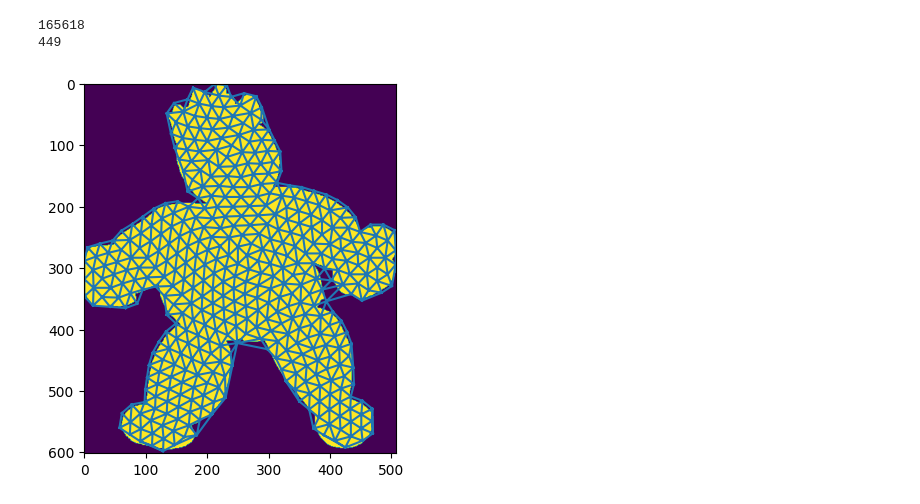
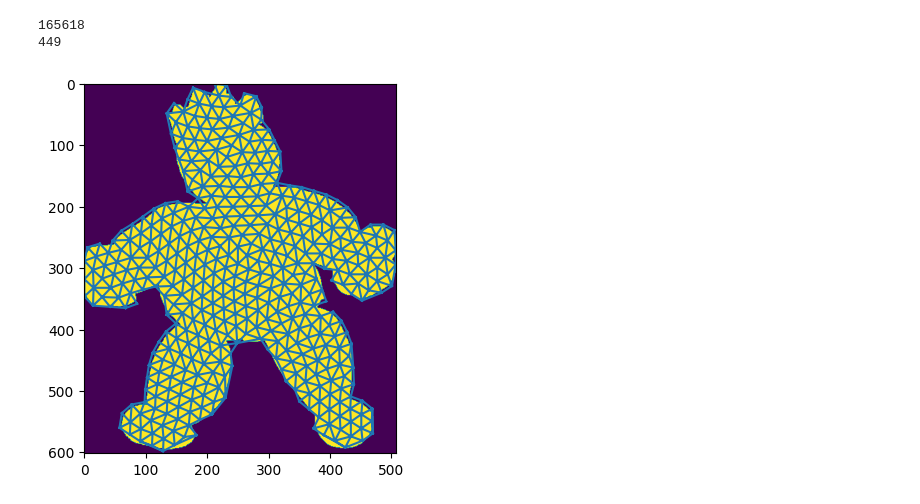
Before and after one commit to Gabenoob/Computer-graphicsPBL, a Jupyter notebook: W3/W3_track2-animatedDrawings.ipynb, the cells around one changed output. Cells and saved outputs as stored; diff of their text form; code cells hidden in the pictures.

```diff
--- a/W3/W3_track2-animatedDrawings.ipynb
+++ b/W3/W3_track2-animatedDrawings.ipynb
@@ -71,7 +71,7 @@ import math
 import numpy as np
 from scipy.spatial import Delaunay
 import matplotlib.tri as tri
-random.seed(8)
+random.seed(1)
 img = cv2.imread('char1/mask.png', cv2.IMREAD_GRAYSCALE)
 _, img = cv2.threshold(img, 127, 1, cv2.THRESH_BINARY)
 # plt.imshow(img)
@@ -80,11 +80,18 @@ kernel = np.ones((5, 5), np.uint8)
 img_dilation = cv2.dilate(img, kernel, iterations=2)
 x, y = np.where(img_dilation == 1)
 points = list(np.stack((x, y), axis=-1))
+background = np.bitwise_not(img)
+
+# points = []
+# for i in range(img.shape[0]):
+#     for j in range(img.shape[1]):
+#         if img[i][j] != 0:
+#             points.append([i,j])
+# points = list(np.stack(points))
+
+
 
 # Poisson Disk Sampling in the mask
-
-# generate random points
-
 
 # class Point:
 #     def __init__(self,x,y):
@@ -120,22 +127,29 @@ print(len(points))
 449
 # %%
 # draw the triangle
-# Delaunay_Triangles=Delaunay([[point.X,point.Y] for point in points])
+Delaunay_Triangles=Delaunay([[point[0],point[1]] for point in points])
 x = np.array([point[1] for point in points])
 y = np.array([point[0] for point in points])
 Triangle = tri.Triangulation(x,y)
 xmean = x[Triangle.triangles].mean(axis = 1)
 ymean = y[Triangle.triangles].mean(axis = 1)
-for i in range(len(Triangle.triangles)):
-    if img_dilation[int(ymean[i]),int(xmean[i])] == 0:
-        Triangle.triangles[i] = -1
+
+i = 0
+while i < len(Triangle.triangles):
+    if background[int(ymean[i]),int(xmean[i])] == 255:
+        Triangle.triangles = np.delete(Triangle.triangles,i,axis = 0)
+        ymean = np.delete(ymean,i)
+        xmean = np.delete(xmean,i)
+        i -= 1
         continue
+    i += 1
+
 plt.imshow(img)
 plt.triplot(Triangle)
 plt.show()
 
 # for point in points:
 #         cv2.circle(img, (int(point[0]),int(point[1])), 1, (0, 0, 255),0)
 #         plt.imshow(img)
 # %% [output]
-[figure, old version]
+[figure, new version]
```
